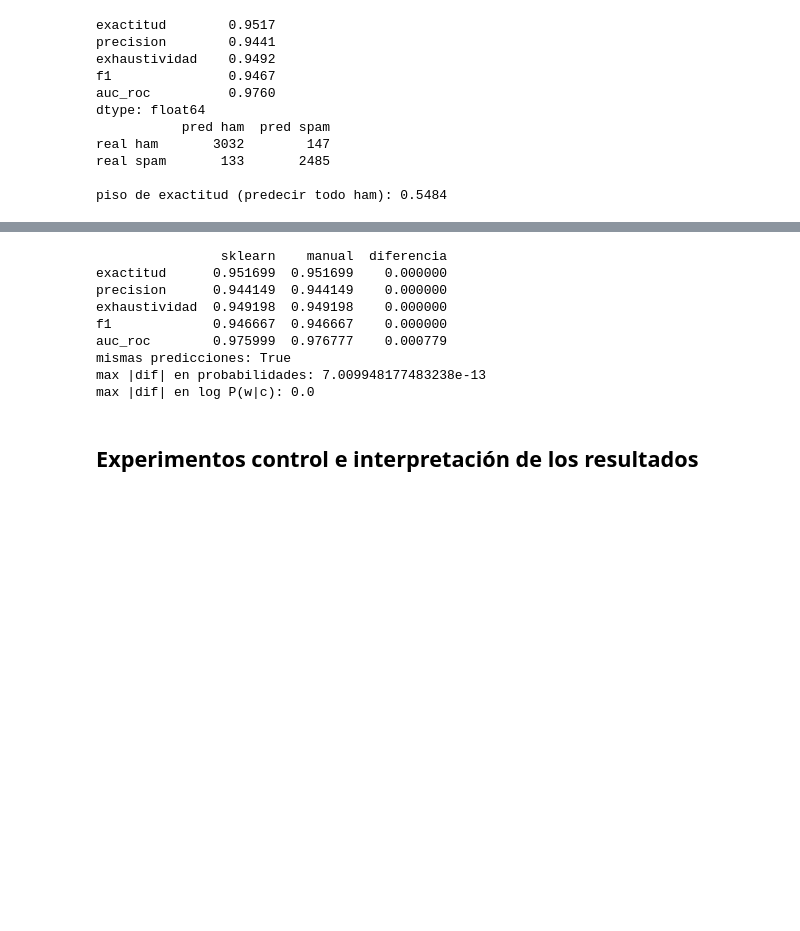
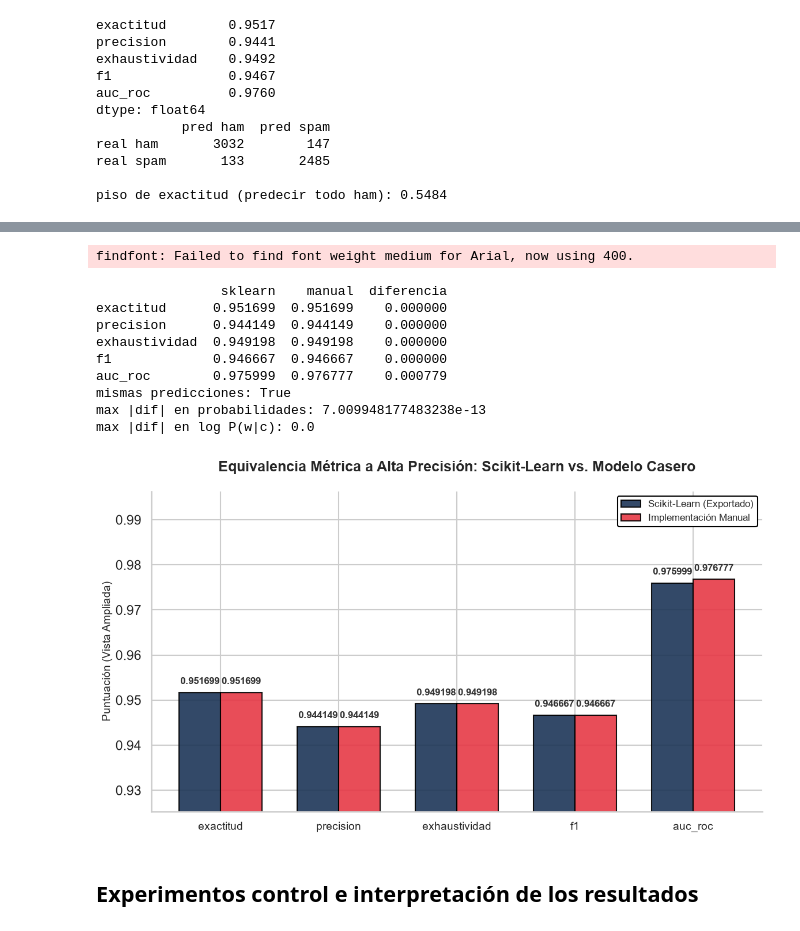
Before and after one commit to kao05/SpamAnalysis-TextMining, a Jupyter notebook: Project_FakeNews.ipynb, the cells around one changed output, grey strips where cells are left out. Saved outputs shown, nothing was run; the diff lists cells and outputs as text; code cells hidden in the pictures; blank space fills up the shorter version.

```diff
--- a/Project_FakeNews.ipynb
+++ b/Project_FakeNews.ipynb
@@ -601,24 +722,85 @@ piso de exactitud (predecir todo ham): 0.5484
 # %%
 comparacion = pd.DataFrame({
     'sklearn': metricas_nb,
     'manual': metricas_manual
 })
 comparacion['diferencia'] = comparacion['manual'] - comparacion['sklearn']
 print(comparacion.round(6))
 
 print('mismas predicciones:', (pred_m == pred_test).all())
 print('max |dif| en probabilidades:', np.abs(prob_m - prob_test).max())
 print('max |dif| en log P(w|c):', np.abs(nb_manual.feature_log_prob_ - nb.feature_log_prob_).max())
+
+#Ploteo
+#----
+# 1. Configuración estética académica
+# 1. Configuración estética para la presentación
+sns.set_theme(style="whitegrid", context="talk")
+fig, ax = plt.subplots(figsize=(12, 7))
+
+# Definición de los ejes y anchura de barras
+x = np.arange(len(comparacion.index))
+width = 0.35
+
+# Colores de alto contraste
+color_sklearn = '#1D3557' # Azul oscuro institucional
+color_manual = '#E63946'  # Rojo vibrante
+
+# 2. Generación de las barras agrupadas
+barras_sk = ax.bar(x - width/2, comparacion['sklearn'], width,
+                   label='Scikit-Learn (Exportado)', color=color_sklearn, edgecolor='black', alpha=0.9)
+barras_mn = ax.bar(x + width/2, comparacion['manual'], width,
+                   label='Implementación Manual', color=color_manual, edgecolor='black', alpha=0.9)
+
+# 3. Recorte topológico (Zoom Dinámico)
+# Calculamos el valor mínimo y máximo de todas las métricas para enfocar el eje Y solo en la varianza
+min_val = comparacion[['sklearn', 'manual']].min().min()
+max_val = comparacion[['sklearn', 'manual']].max().max()
+
+# Ajustamos el límite inferior ligeramente por debajo del mínimo para no cortar las barras
+ax.set_ylim(min_val * 0.98, max_val * 1.02)
+
+# 4. Función para inyectar precisión de 6 decimales en las etiquetas
+def anotar_precision(barras):
+    for barra in barras:
+        altura = barra.get_height()
+        # El formato .6f garantiza que se expongan los residuos computacionales
+        ax.annotate(f'{altura:.6f}',
+                    xy=(barra.get_x() + barra.get_width() / 2, altura),
+                    xytext=(0, 8),  # Desplazamiento vertical en puntos
+                    textcoords="offset points",
+                    ha='center', va='bottom',
+                    fontsize=12, fontweight='bold', color='#333333', rotation=0)
+
+anotar_precision(barras_sk)
+anotar_precision(barras_mn)
+
+# 5. Formateo y metadatos
+ax.set_title('Equivalencia Métrica a Alta Precisión: Scikit-Learn vs. Modelo Casero',
+             fontsize=18, fontweight='bold', pad=25)
+ax.set_ylabel('Puntuación (Vista Ampliada)', fontsize=14)
+ax.set_xticks(x)
+ax.set_xticklabels(comparacion.index, fontsize=14, fontweight='medium')
+
+# Ubicación de la leyenda fuera de las barras para evitar obstrucciones visuales
+ax.legend(loc='upper right', fontsize=12, framealpha=1, edgecolor='black')
+
+# Optimización espacial
+sns.despine()
+plt.tight_layout()
+plt.show()
 # %% [output]
-                sklearn    manual  diferencia
-exactitud      0.951699  0.951699    0.000000
-precision      0.944149  0.944149    0.000000
-exhaustividad  0.949198  0.949198    0.000000
-f1             0.946667  0.946667    0.000000
-auc_roc        0.975999  0.976777    0.000779
-mismas predicciones: True
-max |dif| en probabilidades: 7.009948177483238e-13
-max |dif| en log P(w|c): 0.0
+findfont: Failed to find font weight medium for Arial, now using 400.
+                sklearn    manual  diferencia
+exactitud      0.951699  0.951699    0.000000
+precision      0.944149  0.944149    0.000000
+exhaustividad  0.949198  0.949198    0.000000
+f1             0.946667  0.946667    0.000000
+auc_roc        0.975999  0.976777    0.000779
+mismas predicciones: True
+max |dif| en probabilidades: 7.009948177483238e-13
+max |dif| en log P(w|c): 0.0
+[figure, added]
 # %% [markdown]
 ## Experimentos control e interpretación de los resultados
 # %% [markdown]
```
Also changed, not shown: parts of 16 cells of this notebook.
